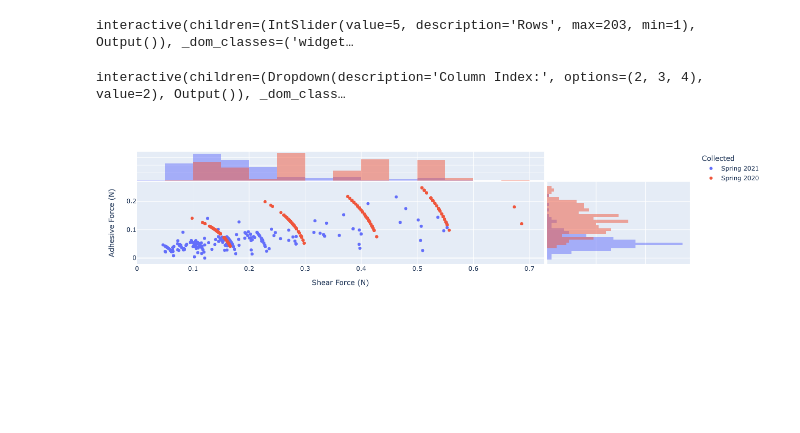
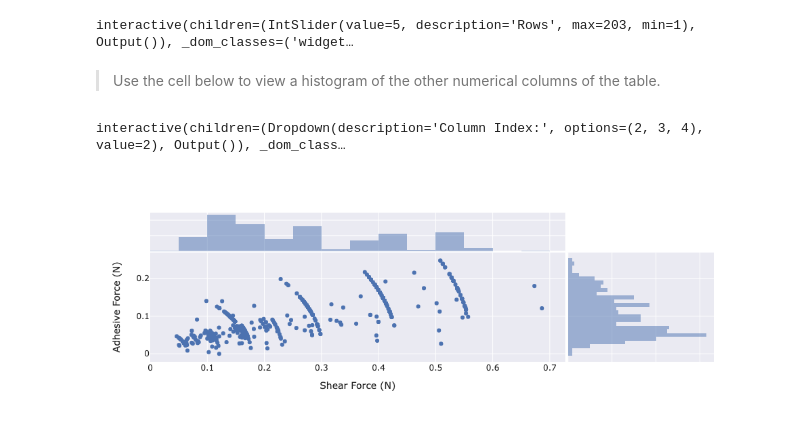
Before and after one commit to ds-modules/IB-C32, a Jupyter notebook: jupyter components/Visualization.ipynb, the cells around one changed output. Saved outputs shown, nothing was run; the diff lists cells and outputs as text; code cells hidden in the pictures; blank space fills up the shorter version.

Commit message:
visualizations

```diff
--- a/jupyter components/Visualization.ipynb
+++ b/jupyter components/Visualization.ipynb
@@ -37,6 +33,8 @@ section_data.show_interact()
 interactive(children=(IntSlider(value=5, description='Rows', max=543, min=1), Output()), _dom_classes=('widget…
 <pre>Use the slider below to select how many rows to show<pre>
 interactive(children=(IntSlider(value=5, description='Rows', max=203, min=1), Output()), _dom_classes=('widget…
+# %% [markdown]
+> Use the cell below to view a histogram of the other numerical columns of the table.
 # %%
 @interact(z=widgets.Dropdown(options=[2, 3, 4], description="Column Index:"))
 def ploter(z):
@@ -46,6 +44,11 @@ def ploter(z):
 # %% [output]
 interactive(children=(Dropdown(description='Column Index:', options=(2, 3, 4), value=2), Output()), _dom_class…
 # %%
-px.scatter(data_frame = class_data.to_df(), x="Shear Force (N)", y = "Adhesive Force (N)", color = "Collected", marginal_y = "histogram", marginal_x = "histogram")
+px.scatter(data_frame = class_data.to_df(),
+           x="Shear Force (N)",
+           y = "Adhesive Force (N)",
+           marginal_y = "histogram",
+           marginal_x = "histogram",
+           template ="seaborn")
 # %% [output]
-[figure, old version]
+[figure, new version]
```
Also changed, not shown: parts of 5 cells of this notebook.
